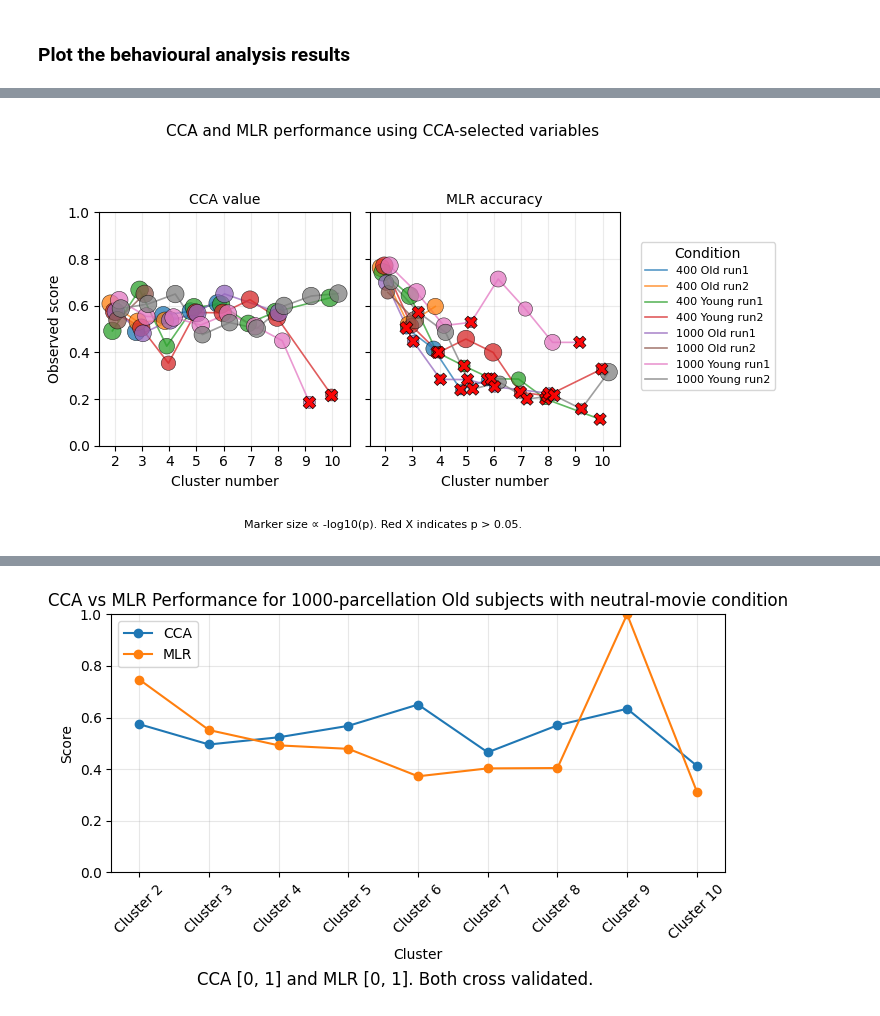
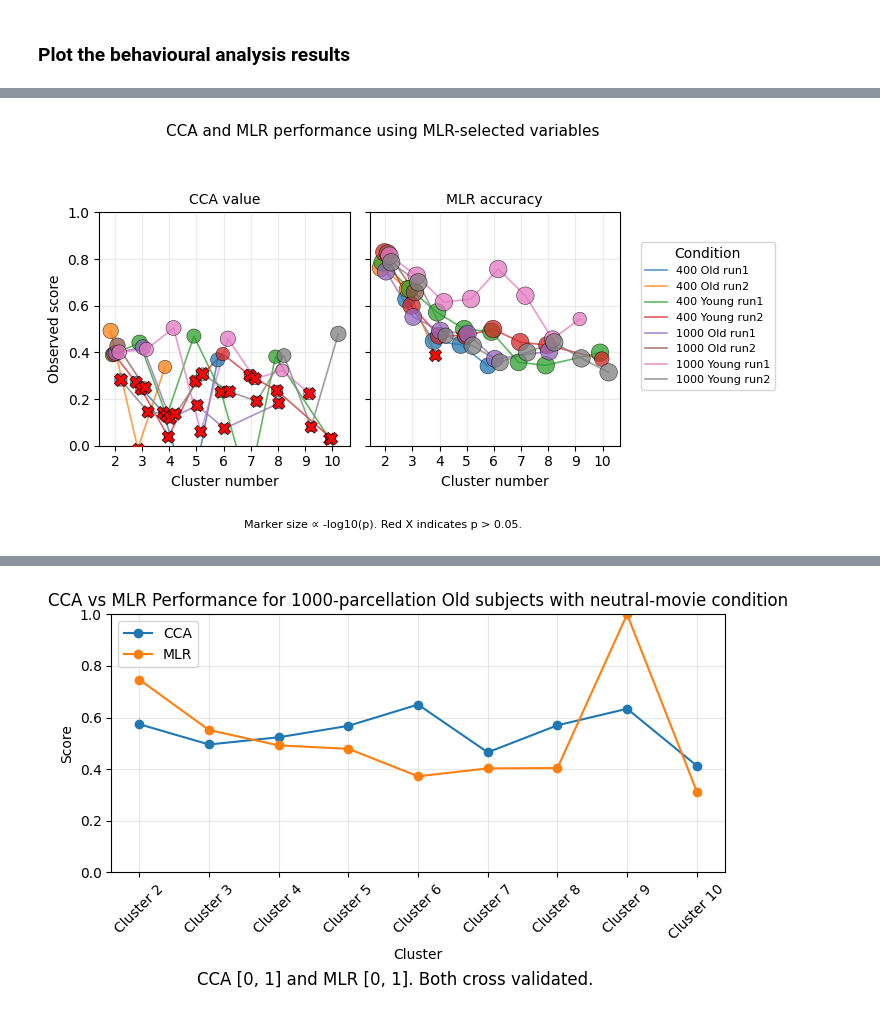
Before and after one commit to Oddrne/Master-Thesis-Autoencoder-and-UMAP-clustering-on-functional-connectivity, a Jupyter notebook: main.ipynb, the cells around one changed output, grey strips where cells are left out. Drawn from its saved outputs; the diff is of its cells as text; code cells hidden in the pictures.

```diff
--- a/main.ipynb
+++ b/main.ipynb
@@ -776,35 +687,35 @@ plot_df = plot_selected_variable_scores_all_conditions(
 # %%
 from Evaluate_p_values import plot_cca_mlr_side_by_side_same_selected_variables
 
 plot_df = plot_cca_mlr_side_by_side_same_selected_variables(
     json_paths=[
         r"Results\\400x400_Old_run1_permutation_tests_selected_variables.json",
         r"Results\\400x400_Old_run2_permutation_tests_selected_variables.json",
         r"Results\\400x400_Young_run1_permutation_tests_selected_variables.json",
         r"Results\\400x400_Young_run2_permutation_tests_selected_variables.json",
         r"Results\\1000x1000_Old_run1_permutation_tests_selected_variables.json",
         r"Results\\1000x1000_Old_run2_permutation_tests_selected_variables.json",
         r"Results\\1000x1000_Young_run1_permutation_tests_selected_variables.json",
         r"Results\\1000x1000_Young_run2_permutation_tests_selected_variables.json",
     ],
     condition_labels=[
         "400 Old run1",
         "400 Old run2",
         "400 Young run1",
         "400 Young run2",
         "1000 Old run1",
         "1000 Old run2",
         "1000 Young run1",
         "1000 Young run2",
     ],
-    selected_variable_key="cca_selected_variables",
-    selected_variable_title="CCA-selected variables",
+    selected_variable_key="mlr_selected_variables",
+    selected_variable_title="MLR-selected variables",
     figsize=(7, 4),
     y_lim=(0, 1),
-    save_path=r"Figures\\CCA_MLR_side_by_side_CCA_selected_variables.png",
+    save_path=r"Figures\\p-values\\CCA_MLR_side_by_side_MLR_selected_variables.png",
 )
 # %% [output]
-[figure, old version]
+[figure, new version]
 # %%
 from Evaluate_p_values import plot_selected_score_two_file_sets
 
```
Also changed, not shown: parts of 5 cells of this notebook, 35 other files.
